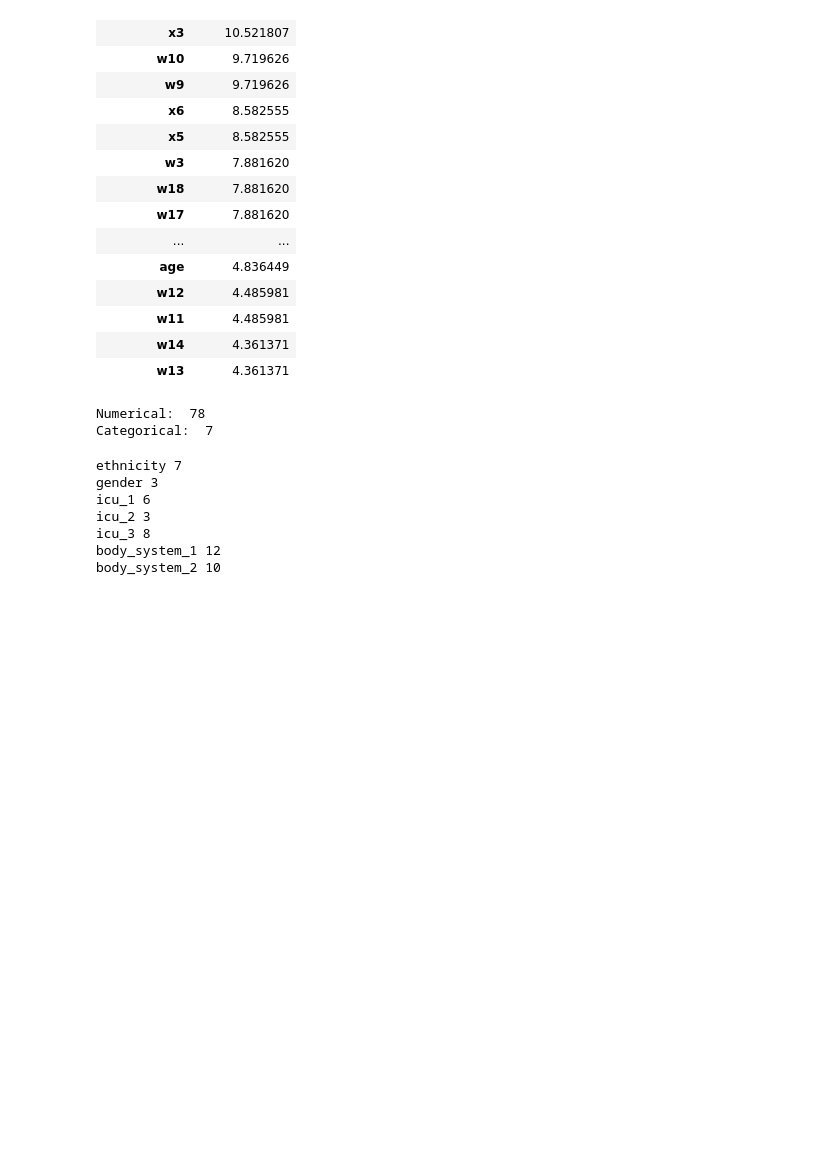
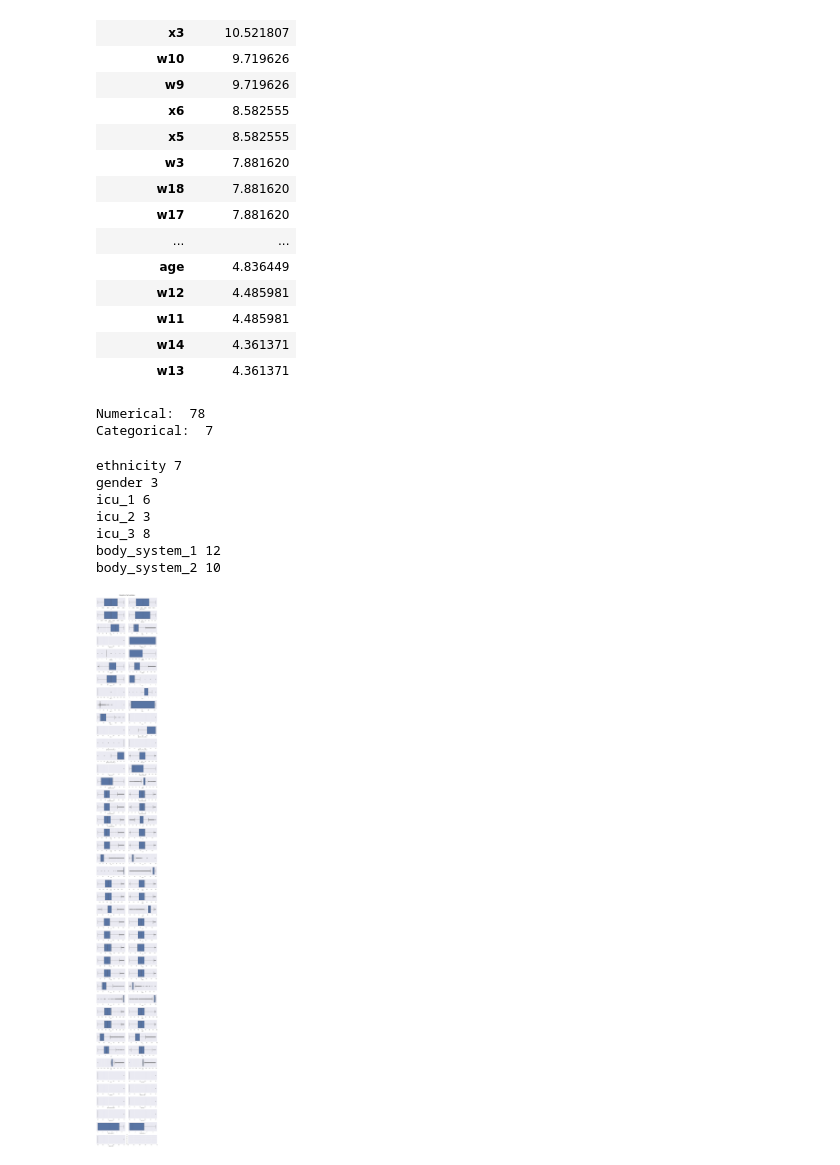
Before and after one commit to wiamalali/MLproject, a Jupyter notebook: main.ipynb, the cells around one changed output. Cells and saved outputs as stored; diff of their text form; code cells hidden in the pictures; blank space fills up the shorter version.

```diff
--- a/main.ipynb
+++ b/main.ipynb
@@ -136,3 +136,20 @@ icu_2 3
 icu_3 8
 body_system_1 12
 body_system_2 10
+# %%
+import numpy as np
+
+
+ncols = 2
+nrows = np.ceil(len(train.columns) / ncols).astype(int)
+fig, axs = plt.subplots(ncols=ncols, nrows=nrows, figsize=(12, nrows * 2.5))
+
+for c, ax in zip(train.columns, axs.flatten()):
+    # Modify the line below to create boxplots instead of histograms
+    sns.boxplot(data=train, x=c, ax=ax)
+
+fig.suptitle('Boxplots of all variables', fontsize=20)
+plt.tight_layout(rect=[0, 0, 1, 0.98])
+plt.show()
+# %% [output]
+[figure, added]
```
